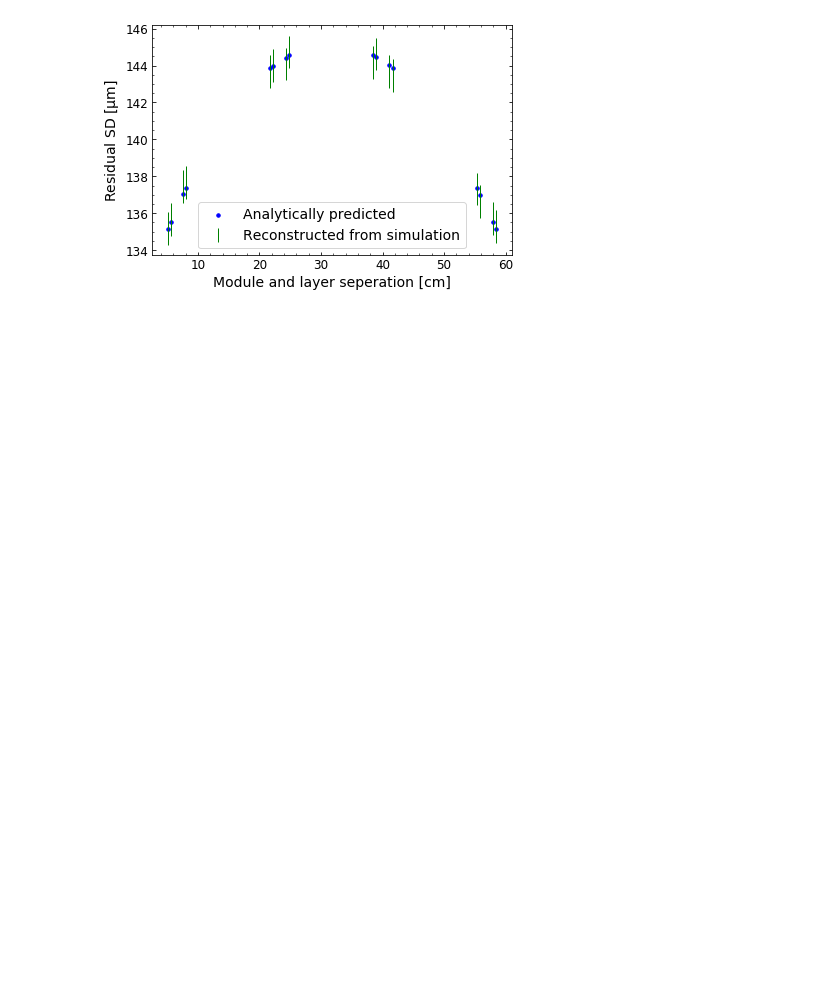
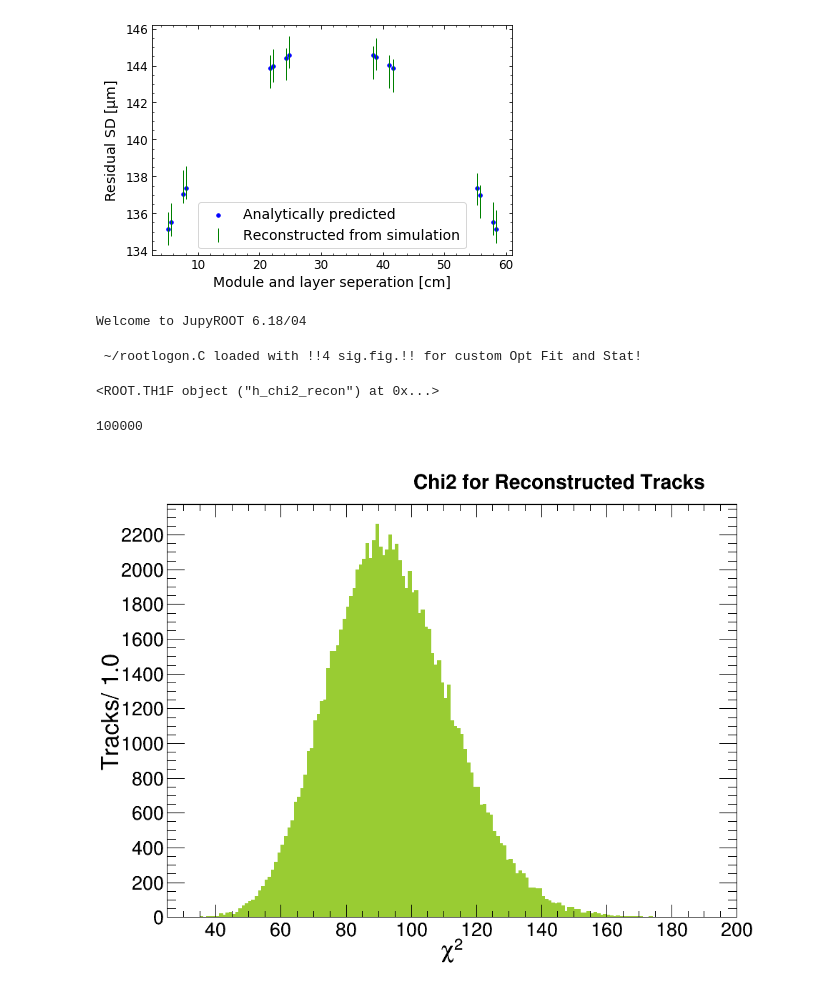
Before and after one commit to glukicov/alignTrack, a Jupyter notebook: mpIIDESY/Plots/ThesisPlots.ipynb, the cells around one changed output. Saved outputs shown, nothing was run; the diff lists cells and outputs as text; code cells hidden in the pictures; blank space fills up the shorter version.

Commit message:
Redoing some plots for thesis

```diff
--- a/mpIIDESY/Plots/ThesisPlots.ipynb
+++ b/mpIIDESY/Plots/ThesisPlots.ipynb
@@ -47,3 +47,45 @@ plotAlign("Residual SD [$\mathrm{\mu}$m]", points, errors, mean_error)
 [figure]
 # %%
 # ?plt.tick_params
+# %%
+import sys, math, os
+sys.path.append(os.environ["JUPYROOT"])
+import ROOT as r
+# %% [output]
+Welcome to JupyROOT 6.18/04
+# %%
+from ROOT import TFile, TStyle, TCanvas, gStyle, TF1, gROOT, TMath, TLegend
+r.gROOT.Macro("~/rootlogon.C")
+gStyle.SetOptStat(0) # we only want the event number in range (i.e. integral)
+gStyle.SetOptFit(0) # use legend to put fit details
+c = TCanvas("c", "", 1000, 750)
+# %% [output]
+ ~/rootlogon.C loaded with !!4 sig.fig.!! for custom Opt Fit and Stat!
+# %%
+file= "/Users/gleb/software/alignTrack/mpIIDESY/Plots/Tracker.root"
+path =  "All_Hits/h_chi2_recon"
+t_file = TFile.Open(file)
+h_plot = t_file.Get(path)
+h_plot.Rebin(2)
+# %% [output]
+<ROOT.TH1F object ("h_chi2_recon") at 0x...>
+# %%
+h_plot.Draw()
+Xaxis = h_plot.GetXaxis()
+Yaxis = h_plot.GetYaxis()
+Xaxis.SetRangeUser(25, 200)
+bmin = Xaxis.FindBin(25)
+bmax = Xaxis.FindBin(200)
+entries = h_plot.Integral(bmin,bmax)
+print(int(entries))
+binW=h_plot.GetBinWidth(1)
+Xaxis.SetTitle("#chi^{2}")
+h_plot.GetYaxis().SetTitle("Tracks/ %.1f" % binW)
+Xaxis.CenterTitle()
+Yaxis.CenterTitle()
+Xaxis.SetTitleOffset(0.8)
+Yaxis.SetTitleOffset(1.0)
+c.Draw()
+# %% [output]
+100000
+[figure, added]
```
Also changed, not shown: parts of 2 cells of this notebook, 3 other files.
